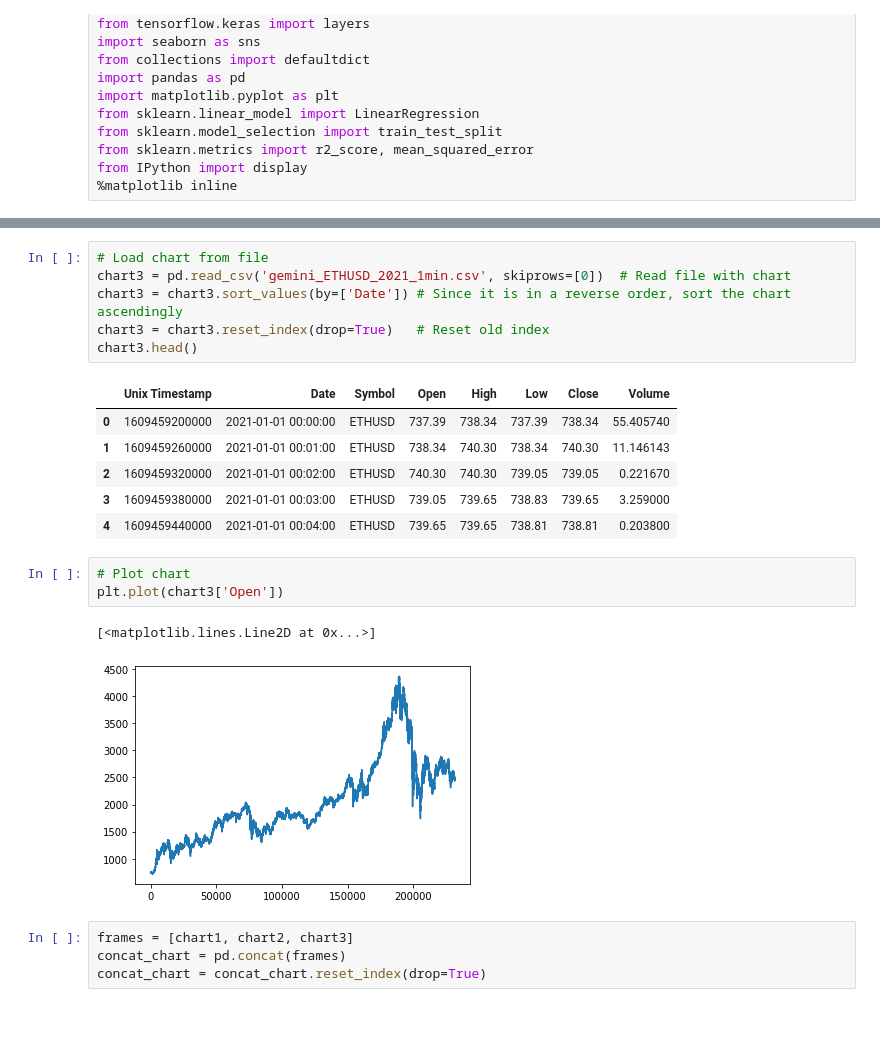
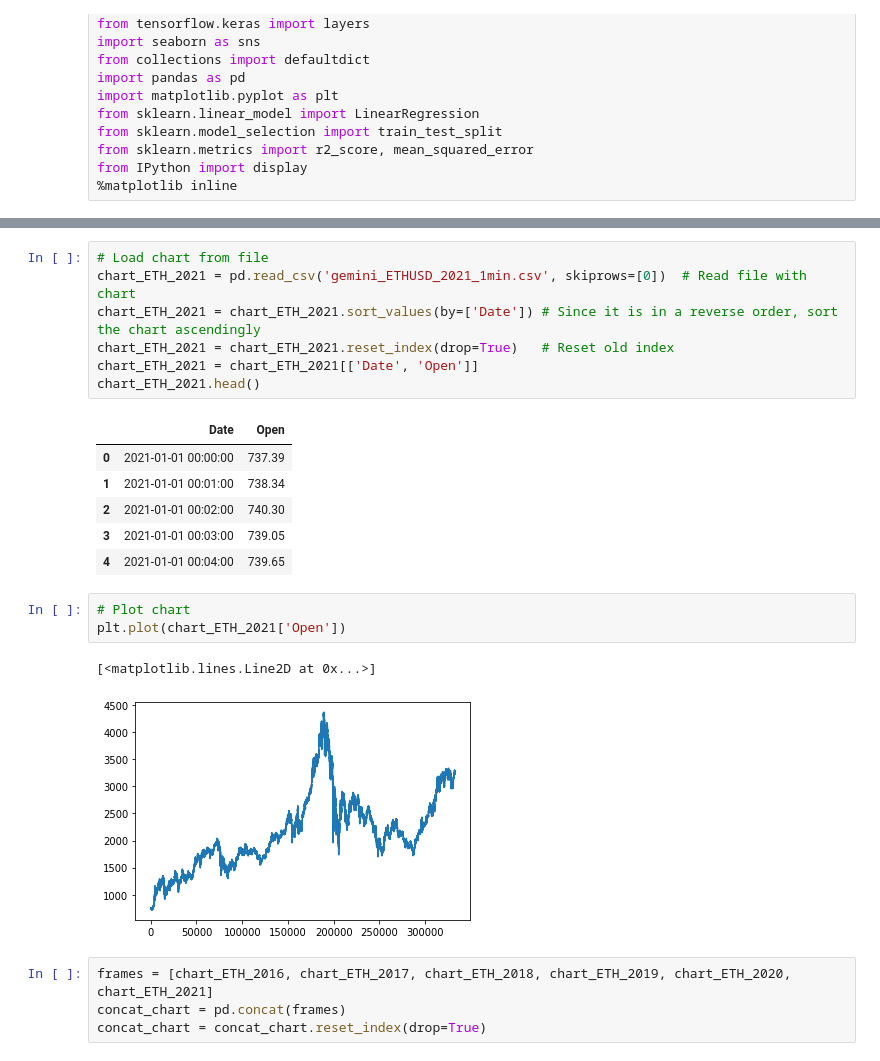
Before and after one commit to Mithotronic/ACTA, a Jupyter notebook: Chart_Concatenator.ipynb, the cells around one changed output, grey strips where cells are left out. Saved outputs shown, nothing was run; the diff lists cells and outputs as text; blank space fills up the shorter version.

Commit message:
More years added to chart

```diff
--- a/Chart_Concatenator.ipynb
+++ b/Chart_Concatenator.ipynb
@@ -54,25 +130,26 @@ plt.plot(chart2['Open'])
 [figure]
 # %%
 # Load chart from file
-chart3 = pd.read_csv('gemini_ETHUSD_2021_1min.csv', skiprows=[0])  # Read file with chart
-chart3 = chart3.sort_values(by=['Date']) # Since it is in a reverse order, sort the chart ascendingly
-chart3 = chart3.reset_index(drop=True)   # Reset old index
-chart3.head()
+chart_ETH_2021 = pd.read_csv('gemini_ETHUSD_2021_1min.csv', skiprows=[0])  # Read file with chart
+chart_ETH_2021 = chart_ETH_2021.sort_values(by=['Date']) # Since it is in a reverse order, sort the chart ascendingly
+chart_ETH_2021 = chart_ETH_2021.reset_index(drop=True)   # Reset old index
+chart_ETH_2021 = chart_ETH_2021[['Date', 'Open']]
+chart_ETH_2021.head()
 # %% [output]
-|  | Unix Timestamp | Date | Symbol | Open | High | Low | Close | Volume |
-| 0 | 1609459200000 | 2021-01-01 00:00:00 | ETHUSD | 737.39 | 738.34 | 737.39 | 738.34 | 55.405740 |
-| 1 | 1609459260000 | 2021-01-01 00:01:00 | ETHUSD | 738.34 | 740.30 | 738.34 | 740.30 | 11.146143 |
-| 2 | 1609459320000 | 2021-01-01 00:02:00 | ETHUSD | 740.30 | 740.30 | 739.05 | 739.05 | 0.221670 |
-| 3 | 1609459380000 | 2021-01-01 00:03:00 | ETHUSD | 739.05 | 739.65 | 738.83 | 739.65 | 3.259000 |
-| 4 | 1609459440000 | 2021-01-01 00:04:00 | ETHUSD | 739.65 | 739.65 | 738.81 | 738.81 | 0.203800 |
+|  | Date | Open |
+| 0 | 2021-01-01 00:00:00 | 737.39 |
+| 1 | 2021-01-01 00:01:00 | 738.34 |
+| 2 | 2021-01-01 00:02:00 | 740.30 |
+| 3 | 2021-01-01 00:03:00 | 739.05 |
+| 4 | 2021-01-01 00:04:00 | 739.65 |
 # %%
 # Plot chart
-plt.plot(chart3['Open'])
+plt.plot(chart_ETH_2021['Open'])
 # %% [output]
 [<matplotlib.lines.Line2D at 0x...>]
-[figure, old version]
+[figure, new version]
 # %%
-frames = [chart1, chart2, chart3]
+frames = [chart_ETH_2016, chart_ETH_2017, chart_ETH_2018, chart_ETH_2019, chart_ETH_2020, chart_ETH_2021]
 concat_chart = pd.concat(frames)
 concat_chart = concat_chart.reset_index(drop=True)
 # %%
```
Also changed, not shown: parts of 16 cells of this notebook, 1 other file.
